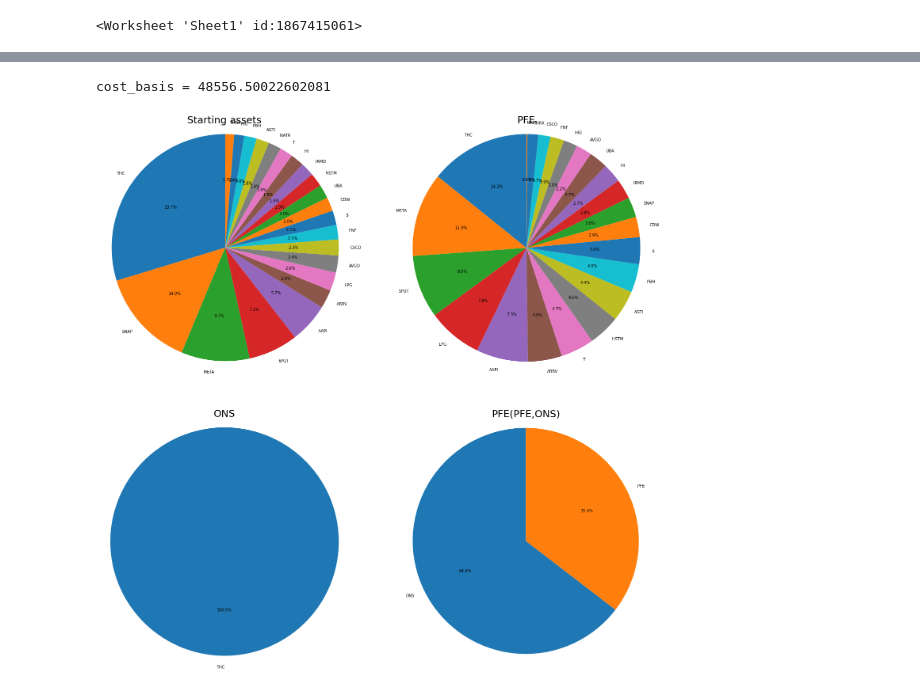
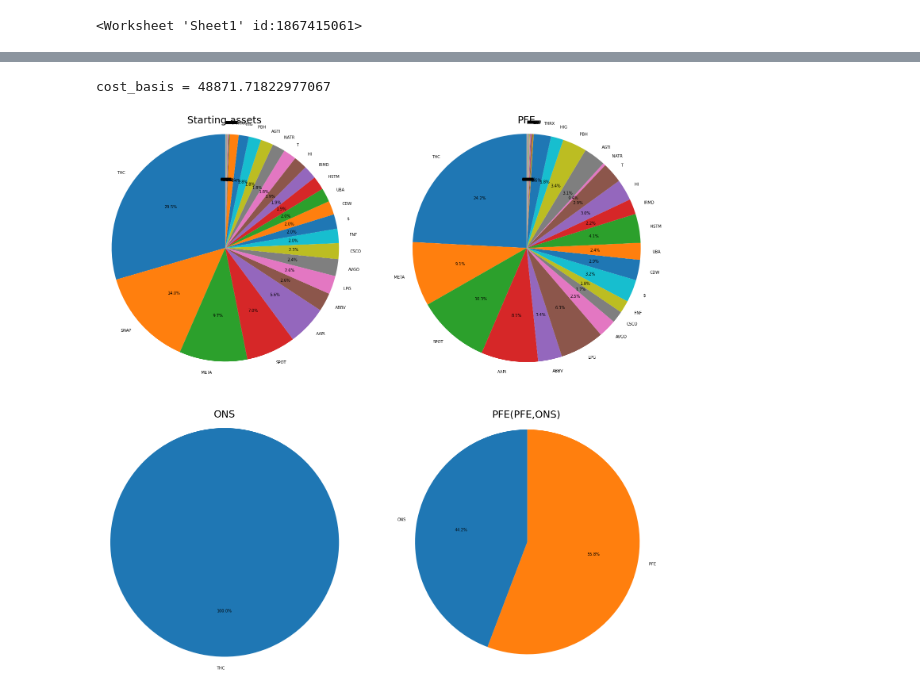
Before and after one commit to Siahkamari/Portfolio-Optimization-via-Expert-Algorithms, a Jupyter notebook: portfolio_selection_with_google_finance.ipynb, the cells around one changed output, grey strips where cells are left out. Drawn from its saved outputs; the diff is of its cells as text; code cells hidden in the pictures.

```diff
--- a/portfolio_selection_with_google_finance.ipynb
+++ b/portfolio_selection_with_google_finance.ipynb
@@ -25,7 +25,7 @@ gc = gspread.authorize(creds)
 ## ticker_list
 worksheet = gc.open('stock_list').sheet1
 print(worksheet)
-cells = worksheet.range('B1:AY3')
+cells = worksheet.range('B1:AZ3')
 
 ticker_list = []
 quantity = []
@@ -224,12 +224,12 @@ def ons(df_all_prices):
 
   return x, np.cumsum(-f[1:])
 # %%
-cut_off = 0.0001
+cut_off = 1e-7
 
 # Current Portfolio
-df_quantity = df_quantity.replace('',0)
-df_quantity = df_quantity.replace('None',0)
-df_quantity = df_quantity.astype(int)
+df_quantity = df_quantity.replace('',0.1)
+df_quantity = df_quantity.replace('None',0.1)
+df_quantity = df_quantity.astype(float)
 
 # x_0
 cost_basis = (np.array(df_all_prices.head(1).values)*np.array(df_quantity.values)).reshape(-1)
@@ -255,13 +255,12 @@ df_etf = df_etf.set_index('Date')
 
 x_etf , log_wealth_expert_ons = pfe(df_etf, [0.5,0.5], cut_off=cut_off)
 # %% [output]
-cost_basis = 48556.50022602081
+cost_basis = 48871.71822977067
 # %%
 def portfolio_plot(x,tickers,cut_off,ax1):
-  biggest = np.argsort(x)
   sizes = []
   labels = []
-  for i in biggest[::-1]:
+  for i in range(len(x)):
     if x[i] > cut_off:
       sizes.append(x[i]*100)
       labels.append(tickers[i])
@@ -271,20 +270,23 @@ def portfolio_plot(x,tickers,cut_off,ax1):
 # %%
 fig1, ax1 = plt.subplots(2,2)
 fig1.set_size_inches(25, 25)
 
-ax1[0,0] = portfolio_plot(x_0,ticker_list,cut_off,ax1[0,0])
+I = np.argsort(x_0)[::-1]
+ticker_list_sorted = [ticker_list[i] for i in I]
+
+ax1[0,0] = portfolio_plot(x_0[I], ticker_list_sorted,cut_off,ax1[0,0])
 ax1[0,0].set_title('Starting assets', {'fontsize': 25})
 
-ax1[0,1] = portfolio_plot(x_pfe,ticker_list,cut_off,ax1[0,1])
+ax1[0,1] = portfolio_plot(x_pfe[I], ticker_list_sorted,cut_off,ax1[0,1])
 ax1[0,1].set_title('PFE', {'fontsize': 25})
 
-ax1[1,0] = portfolio_plot(x_ons,ticker_list,cut_off,ax1[1,0])
+ax1[1,0] = portfolio_plot(x_ons[I], ticker_list_sorted,cut_off,ax1[1,0])
 ax1[1,0].set_title('ONS', {'fontsize': 25})
 
 ax1[1,1] = portfolio_plot(x_etf, my_etf, cut_off, ax1[1,1])
 ax1[1,1].set_title('PFE(PFE,ONS)', {'fontsize': 25})
 
 
 plt.show()
 # %% [output]
-[figure, old version]
+[figure, new version]
```
Also changed, not shown: parts of 5 cells of this notebook.
